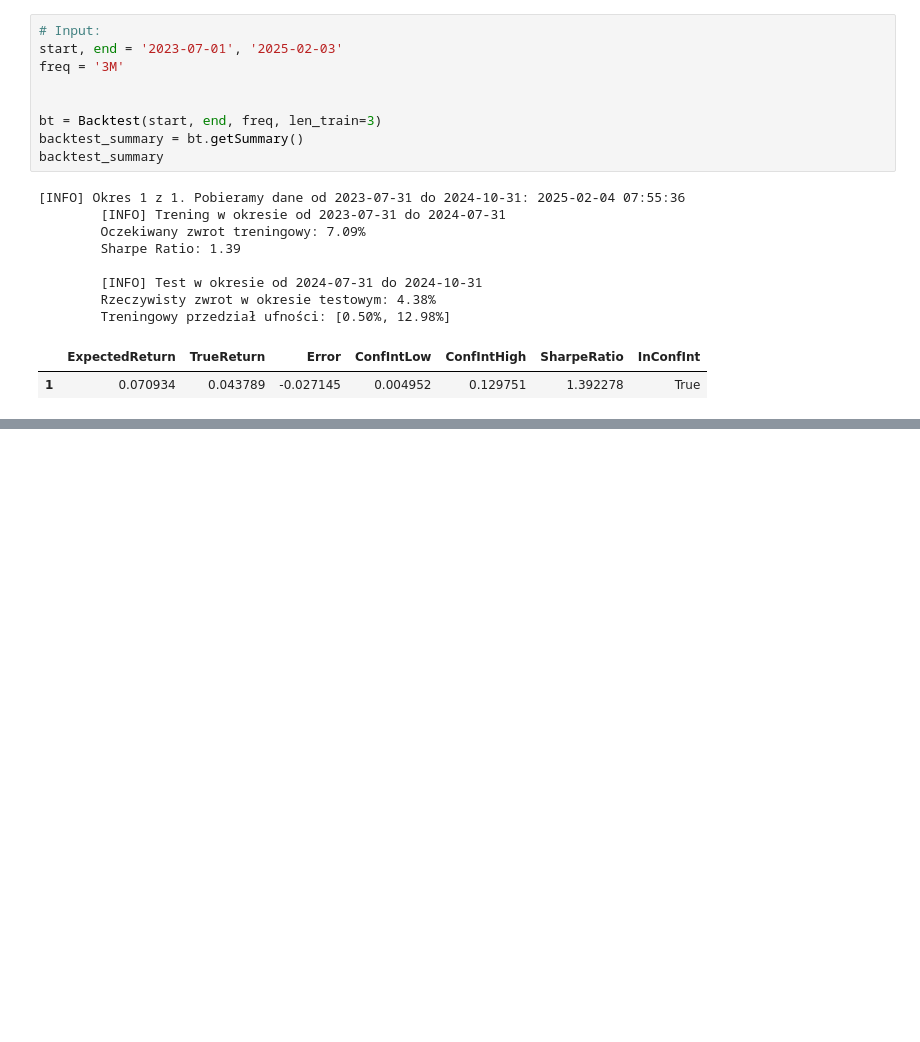
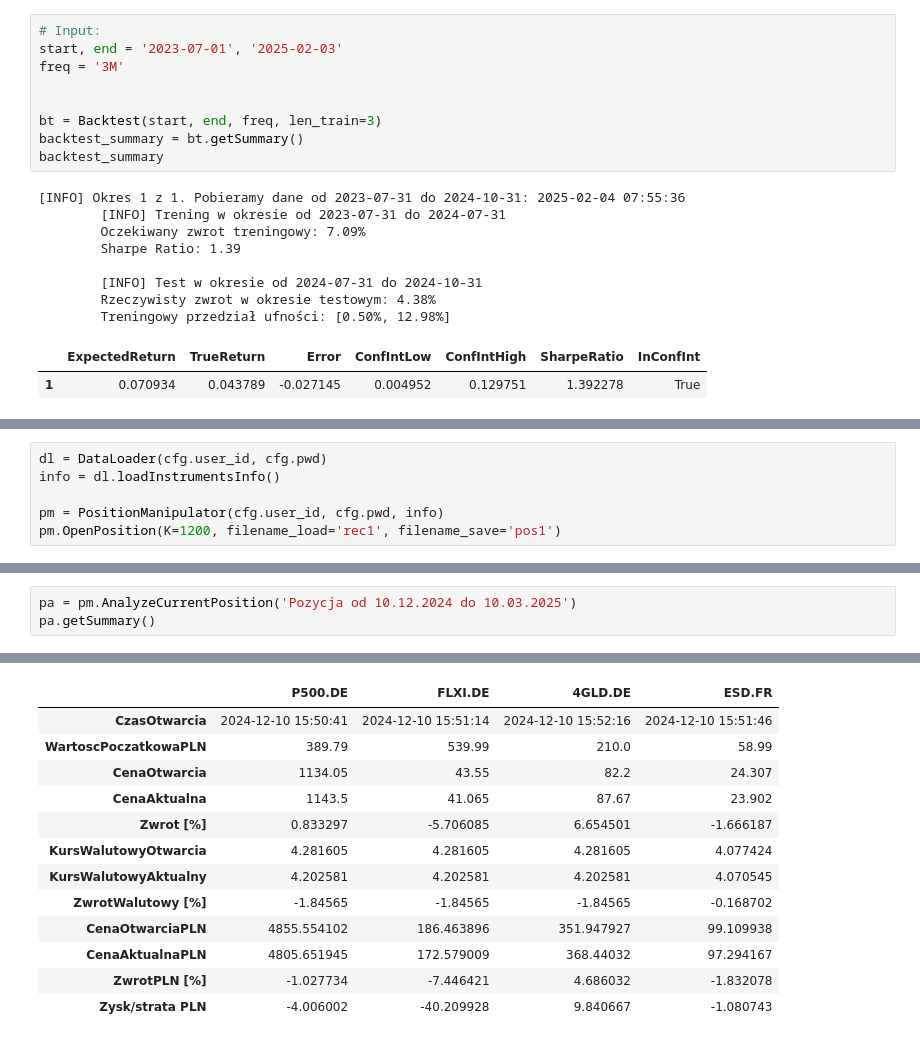
Before and after one commit to jakubweglowski/ETF-Trading, a Jupyter notebook: run.ipynb, the cells around one changed output, grey strips where cells are left out. Drawn from its saved outputs; the diff is of its cells as text; blank space fills up the shorter version.

```diff
--- a/run.ipynb
+++ b/run.ipynb
@@ -310,0 +445,6 @@ backtest_summary
+# %%
+dl = DataLoader(cfg.user_id, cfg.pwd)
+info = dl.loadInstrumentsInfo()
+
+pm = PositionManipulator(cfg.user_id, cfg.pwd, info)
+pm.OpenPosition(K=1200, filename_load='rec1', filename_save='pos1')
@@ -310,0 +469,4 @@ backtest_summary
+# %%
+pa = pm.AnalyzeCurrentPosition('Pozycja od 10.12.2024 do 10.03.2025')
+pa.getSummary()
+# %% [output]
@@ -310,0 +476,13 @@ backtest_summary
+|  | P500.DE | FLXI.DE | 4GLD.DE | ESD.FR |
+| CzasOtwarcia | 2024-12-10 15:50:41 | 2024-12-10 15:51:14 | 2024-12-10 15:52:16 | 2024-12-10 15:51:46 |
+| WartoscPoczatkowaPLN | 389.79 | 539.99 | 210.0 | 58.99 |
+| CenaOtwarcia | 1134.05 | 43.55 | 82.2 | 24.307 |
+| CenaAktualna | 1143.5 | 41.065 | 87.67 | 23.902 |
+| Zwrot [%] | 0.833297 | -5.706085 | 6.654501 | -1.666187 |
+| KursWalutowyOtwarcia | 4.281605 | 4.281605 | 4.281605 | 4.077424 |
+| KursWalutowyAktualny | 4.202581 | 4.202581 | 4.202581 | 4.070545 |
+| ZwrotWalutowy [%] | -1.84565 | -1.84565 | -1.84565 | -0.168702 |
+| CenaOtwarciaPLN | 4855.554102 | 186.463896 | 351.947927 | 99.109938 |
+| CenaAktualnaPLN | 4805.651945 | 172.579009 | 368.44032 | 97.294167 |
+| ZwrotPLN [%] | -1.027734 | -7.446421 | 4.686032 | -1.832078 |
+| Zysk/strata PLN | -4.006002 | -40.209928 | 9.840667 | -1.080743 |
```
Also changed, not shown: parts of 22 cells of this notebook, 5 other files.
